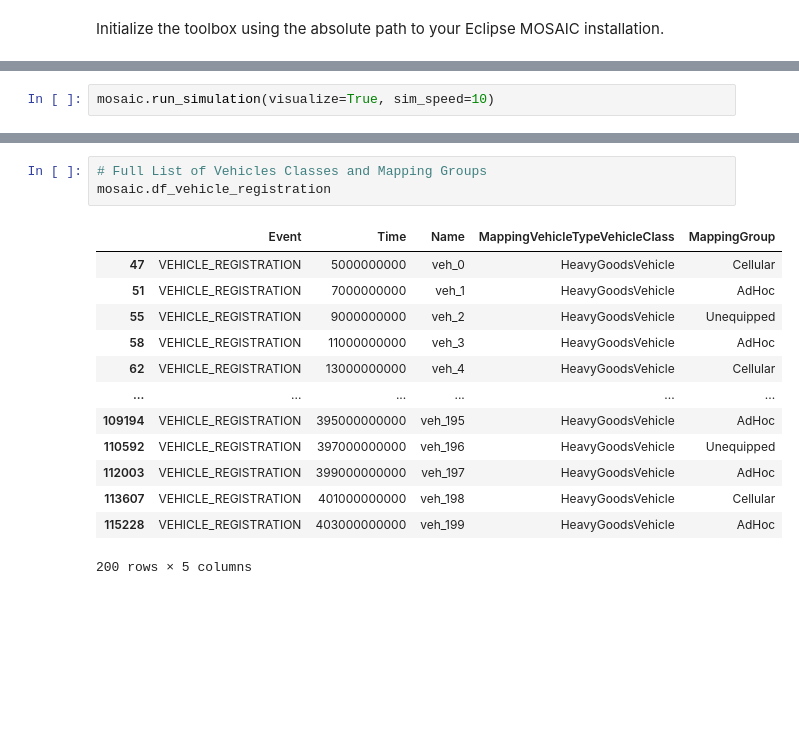
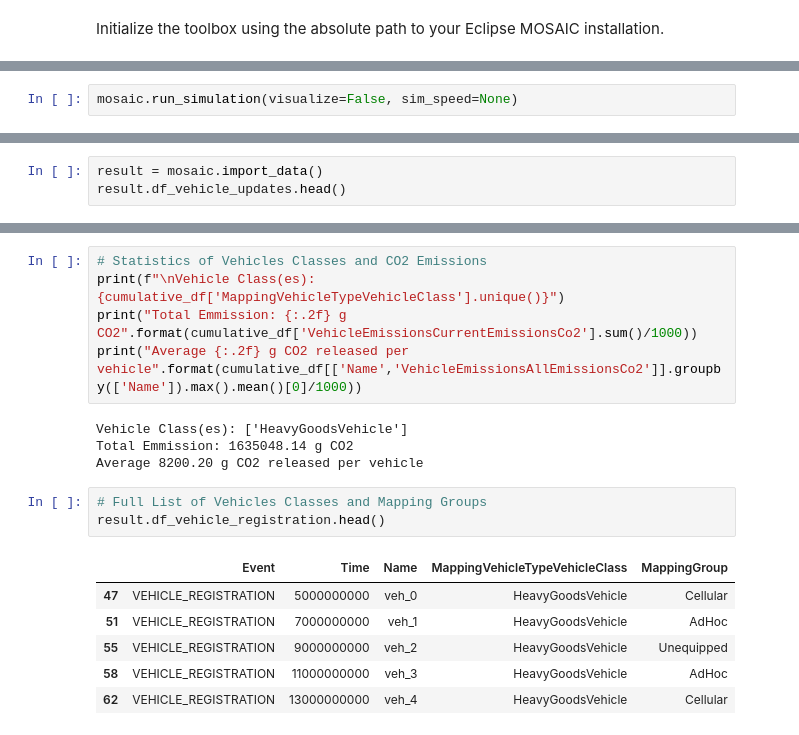
Before and after one commit to ide3a/cid-mobility-workshop, a Jupyter notebook: mosaic.ipynb, the cells around one changed output, grey strips where cells are left out. Saved outputs shown, nothing was run; the diff lists cells and outputs as text; blank space fills up the shorter version.

```diff
--- a/mosaic.ipynb
+++ b/mosaic.ipynb
@@ -27,4 +32,4 @@ The method `run_simulation()` will run the selected simulation and display the t
 - If you set a `sim_speed`, the simulation will be slowed down to a desired Real Time Factor. For example, use `sim_speed=1` to execute the simulation in real time or `sim_speed=10` to execute ten times faster than real time. `sim_speed=None` executes simulations as fast as possible.
 # %%
-mosaic.run_simulation(visualize=True, sim_speed=10)
+mosaic.run_simulation(visualize=False, sim_speed=None)
 # %% [output]
@@ -71,0 +53,3 @@ Average 8200.20 g CO2 released per vehicle
+# %%
+result = mosaic.import_data()
+result.df_vehicle_updates.head()
@@ -72,17 +122,19 @@ Average 8200.20 g CO2 released per vehicle
+# %%
+# Statistics of Vehicles Classes and CO2 Emissions
+print(f"\nVehicle Class(es): {cumulative_df['MappingVehicleTypeVehicleClass'].unique()}")
+print("Total Emmission: {:.2f} g CO2".format(cumulative_df['VehicleEmissionsCurrentEmissionsCo2'].sum()/1000))
+print("Average {:.2f} g CO2 released per vehicle".format(cumulative_df[['Name','VehicleEmissionsAllEmissionsCo2']].groupby(['Name']).max().mean()[0]/1000))
+# %% [output]
+Vehicle Class(es): ['HeavyGoodsVehicle']
+Total Emmission: 1635048.14 g CO2
+Average 8200.20 g CO2 released per vehicle
 # %%
 # Full List of Vehicles Classes and Mapping Groups
-mosaic.df_vehicle_registration
+result.df_vehicle_registration.head()
 # %% [output]
 |  | Event | Time | Name | MappingVehicleTypeVehicleClass | MappingGroup |
 | 47 | VEHICLE_REGISTRATION | 5000000000 | veh_0 | HeavyGoodsVehicle | Cellular |
 | 51 | VEHICLE_REGISTRATION | 7000000000 | veh_1 | HeavyGoodsVehicle | AdHoc |
 | 55 | VEHICLE_REGISTRATION | 9000000000 | veh_2 | HeavyGoodsVehicle | Unequipped |
 | 58 | VEHICLE_REGISTRATION | 11000000000 | veh_3 | HeavyGoodsVehicle | AdHoc |
 | 62 | VEHICLE_REGISTRATION | 13000000000 | veh_4 | HeavyGoodsVehicle | Cellular |
-| ... | ... | ... | ... | ... | ... |
-| 109194 | VEHICLE_REGISTRATION | 395000000000 | veh_195 | HeavyGoodsVehicle | AdHoc |
-| 110592 | VEHICLE_REGISTRATION | 397000000000 | veh_196 | HeavyGoodsVehicle | Unequipped |
-| 112003 | VEHICLE_REGISTRATION | 399000000000 | veh_197 | HeavyGoodsVehicle | AdHoc |
-| 113607 | VEHICLE_REGISTRATION | 401000000000 | veh_198 | HeavyGoodsVehicle | Cellular |
-| 115228 | VEHICLE_REGISTRATION | 403000000000 | veh_199 | HeavyGoodsVehicle | AdHoc |
-200 rows × 5 columns
```
Also changed, not shown: parts of 14 cells of this notebook, 1 other file.
